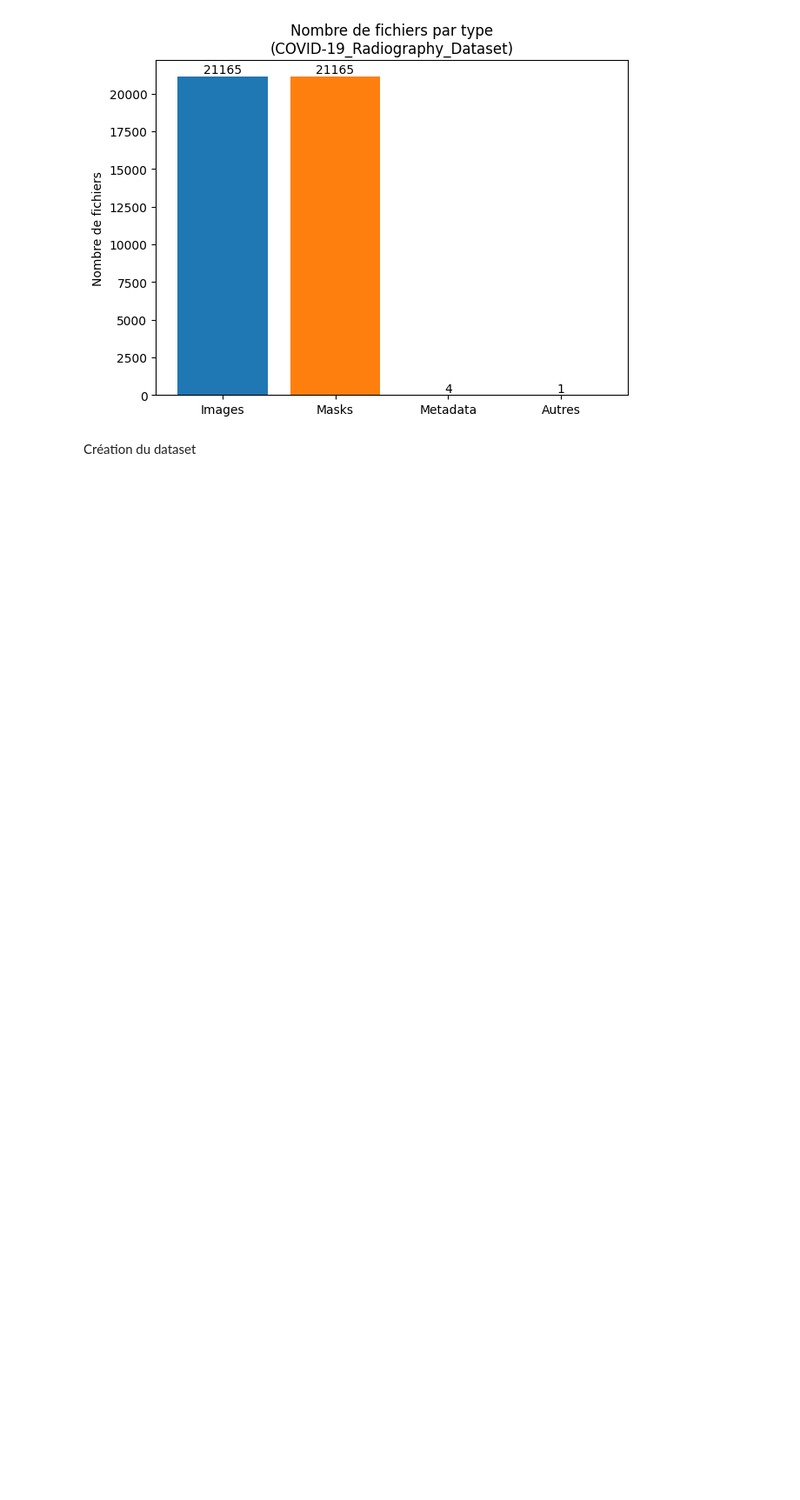
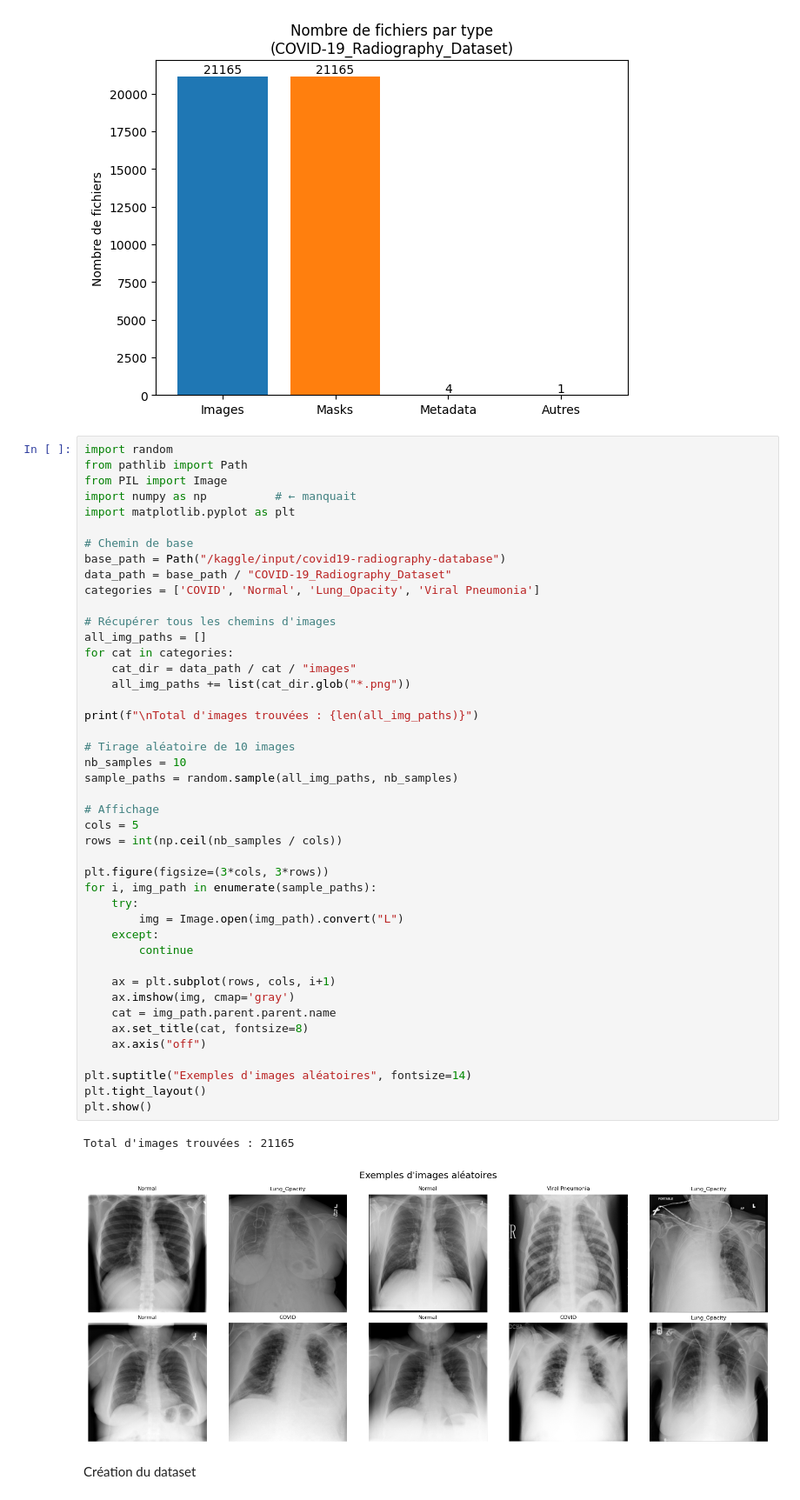
Before and after one commit to mar25-iia2-radiographies/01_data_exploration, a Jupyter notebook: 01_data_exploration_romuald.ipynb, the cells around one changed output. Shown at 87% size. Saved outputs shown, nothing was run; the diff lists cells and outputs as text; blank space fills up the shorter version.

```diff
--- a/01_data_exploration_romuald.ipynb
+++ b/01_data_exploration_romuald.ipynb
@@ -229,6 +229,53 @@ TOTAL PNG (images + masks) : 42330
 TOTAL FICHIERS (tous types) : 42335
 [figure]
 [figure]
+# %%
+import random
+from pathlib import Path
+from PIL import Image
+import numpy as np          # ← manquait
+import matplotlib.pyplot as plt
+
+# Chemin de base
+base_path = Path("/kaggle/input/covid19-radiography-database")
+data_path = base_path / "COVID-19_Radiography_Dataset"
+categories = ['COVID', 'Normal', 'Lung_Opacity', 'Viral Pneumonia']
+
+# Récupérer tous les chemins d'images
+all_img_paths = []
+for cat in categories:
+    cat_dir = data_path / cat / "images"
+    all_img_paths += list(cat_dir.glob("*.png"))
+
+print(f"\nTotal d'images trouvées : {len(all_img_paths)}")
+
+# Tirage aléatoire de 10 images
+nb_samples = 10
+sample_paths = random.sample(all_img_paths, nb_samples)
+
+# Affichage
+cols = 5
+rows = int(np.ceil(nb_samples / cols))
+
+plt.figure(figsize=(3*cols, 3*rows))
+for i, img_path in enumerate(sample_paths):
+    try:
+        img = Image.open(img_path).convert("L")
+    except:
+        continue
+
+    ax = plt.subplot(rows, cols, i+1)
+    ax.imshow(img, cmap='gray')
+    cat = img_path.parent.parent.name
+    ax.set_title(cat, fontsize=8)
+    ax.axis("off")
+
+plt.suptitle("Exemples d'images aléatoires", fontsize=14)
+plt.tight_layout()
+plt.show()
+# %% [output]
+Total d'images trouvées : 21165
+[figure, added]
 # %% [markdown]
 Création du dataset
 # %%
```
Also changed, not shown: parts of 3 cells of this notebook.
